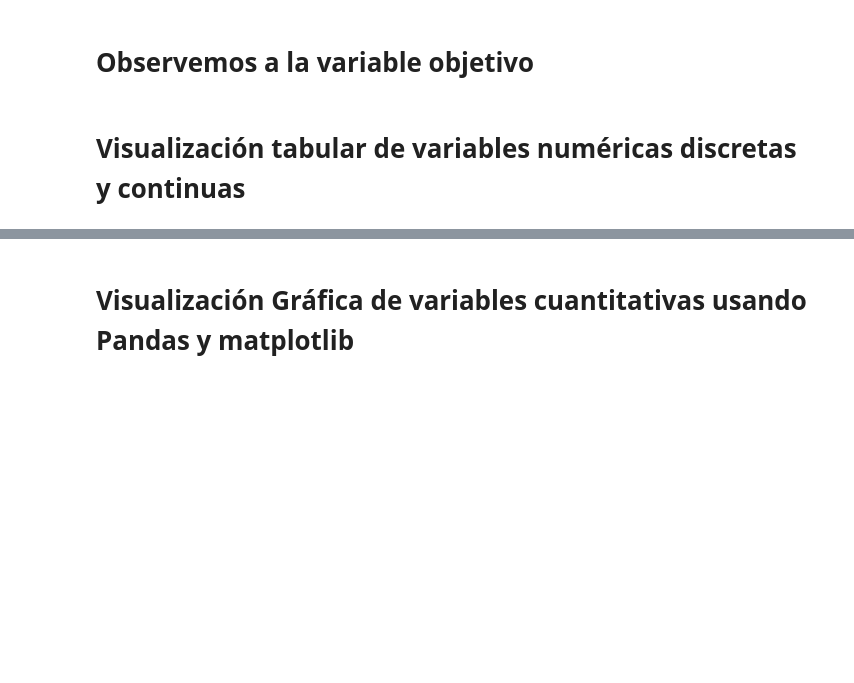
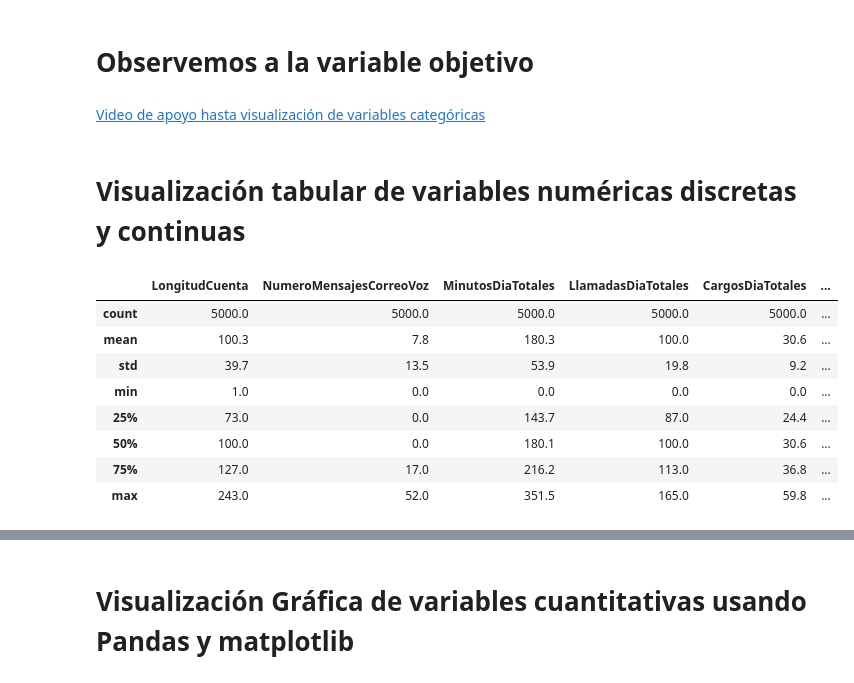
Before and after one commit to marco-canas/extension, a Jupyter notebook: taller_g_lideres/6_churn/1_analisis_abandono.ipynb, the cells around one changed output, grey strips where cells are left out. Saved outputs shown, nothing was run; the diff lists cells and outputs as text; code cells hidden in the pictures; blank space fills up the shorter version.

```diff
--- a/taller_g_lideres/6_churn/1_analisis_abandono.ipynb
+++ b/taller_g_lideres/6_churn/1_analisis_abandono.ipynb
@@ -326,10 +358,22 @@ grafico_de_barras(atributo = 'PlanCorreoVoz',  datos = df, nombre_de_los_datos='
 # Observemos a la variable objetivo
 # %%
 grafico_de_barras(atributo = 'Desercion',  datos = df, nombre_de_los_datos='Análisis de Deserción')
+# %% [markdown]
+[Video de apoyo hasta visualización de variables categóricas](https://www.youtube.com/watch?v=qJZjLnZFJHg)
 # %% [markdown]
 # Visualización tabular de variables numéricas discretas y continuas
 # %%
 # Histogramas de variables aleatorias numéricas discretas y continuas
-df.describe(include='all')
+df.describe(include=None).round(1)
+# %% [output]
+|  | LongitudCuenta | NumeroMensajesCorreoVoz | MinutosDiaTotales | LlamadasDiaTotales | CargosDiaTotales | ... |
+| count | 5000.0 | 5000.0 | 5000.0 | 5000.0 | 5000.0 | ... |
+| mean | 100.3 | 7.8 | 180.3 | 100.0 | 30.6 | ... |
+| std | 39.7 | 13.5 | 53.9 | 19.8 | 9.2 | ... |
+| min | 1.0 | 0.0 | 0.0 | 0.0 | 0.0 | ... |
+| 25% | 73.0 | 0.0 | 143.7 | 87.0 | 24.4 | ... |
+| 50% | 100.0 | 0.0 | 180.1 | 100.0 | 30.6 | ... |
+| 75% | 127.0 | 17.0 | 216.2 | 113.0 | 36.8 | ... |
+| max | 243.0 | 52.0 | 351.5 | 165.0 | 59.8 | ... |
 # %% [markdown]
 ## Inferencias
```
Also changed, not shown: parts of 39 cells of this notebook, 3 other files.
